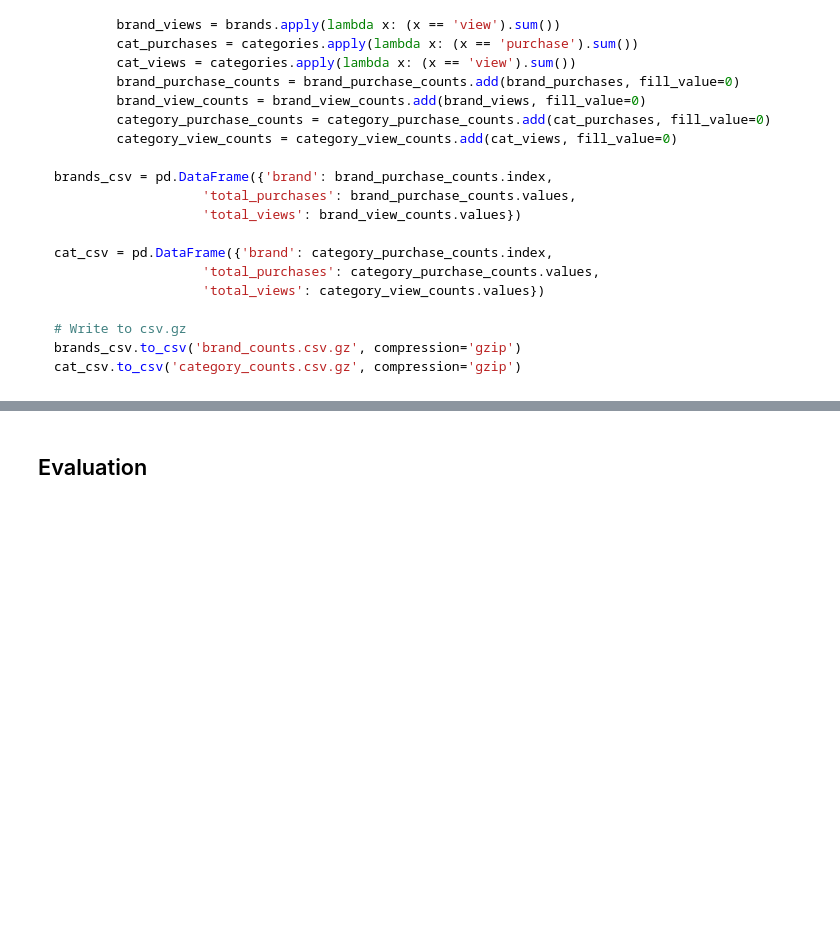
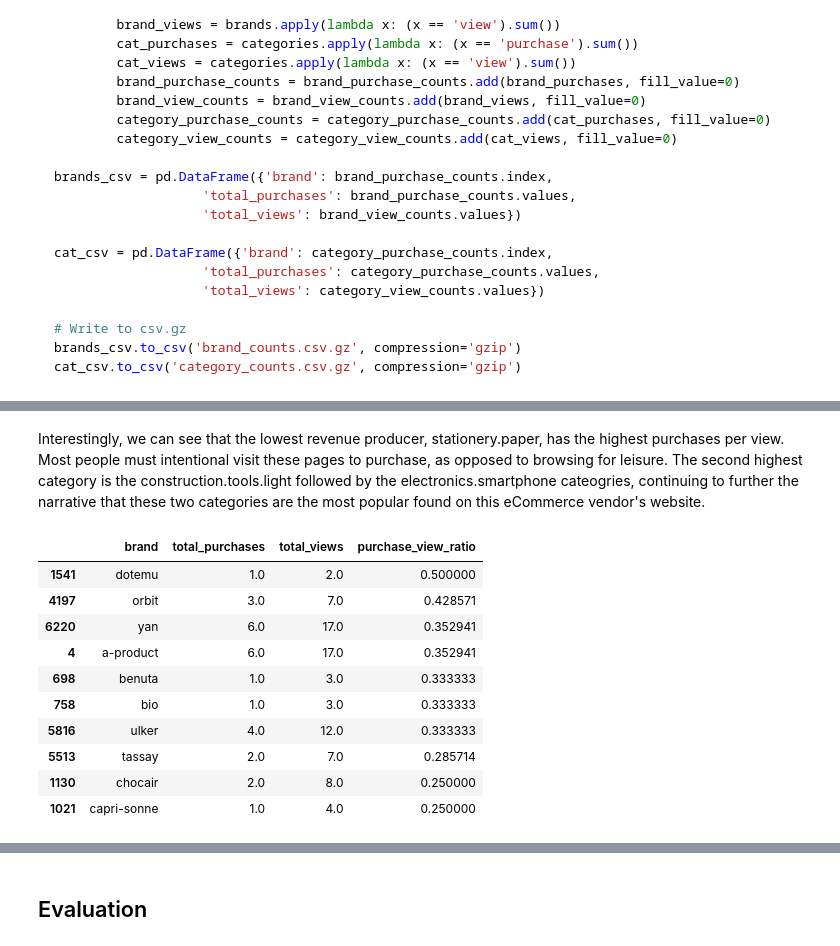
Before and after one commit to seel6470/CSPB-4502-Group-9-Project, a Jupyter notebook: Project Code.ipynb, the cells around one changed output, grey strips where cells are left out. Cells and saved outputs as stored; diff of their text form; code cells hidden in the pictures; blank space fills up the shorter version.

```diff
--- a/Project Code.ipynb
+++ b/Project Code.ipynb
@@ -495,0 +506,16 @@ category_counts['purchase_view_ratio'] = category_counts['total_purchases'] / ca
+# %% [markdown]
+Interestingly, we can see that the lowest revenue producer, stationery.paper, has the highest purchases per view. Most people must intentional visit these pages to purchase, as opposed to browsing for leisure. The second highest category is the construction.tools.light followed by the electronics.smartphone cateogries, continuing to further the narrative that these two categories are the most popular found on this eCommerce vendor's website.
+# %%
+brand_counts.sort_values(by='purchase_view_ratio',ascending=False).head(10)
+# %% [output]
+|  | brand | total_purchases | total_views | purchase_view_ratio |
+| 1541 | dotemu | 1.0 | 2.0 | 0.500000 |
+| 4197 | orbit | 3.0 | 7.0 | 0.428571 |
+| 6220 | yan | 6.0 | 17.0 | 0.352941 |
+| 4 | a-product | 6.0 | 17.0 | 0.352941 |
+| 698 | benuta | 1.0 | 3.0 | 0.333333 |
+| 758 | bio | 1.0 | 3.0 | 0.333333 |
+| 5816 | ulker | 4.0 | 12.0 | 0.333333 |
+| 5513 | tassay | 2.0 | 7.0 | 0.285714 |
+| 1130 | chocair | 2.0 | 8.0 | 0.250000 |
+| 1021 | capri-sonne | 1.0 | 4.0 | 0.250000 |
```
Also changed, not shown: parts of 22 cells of this notebook.
